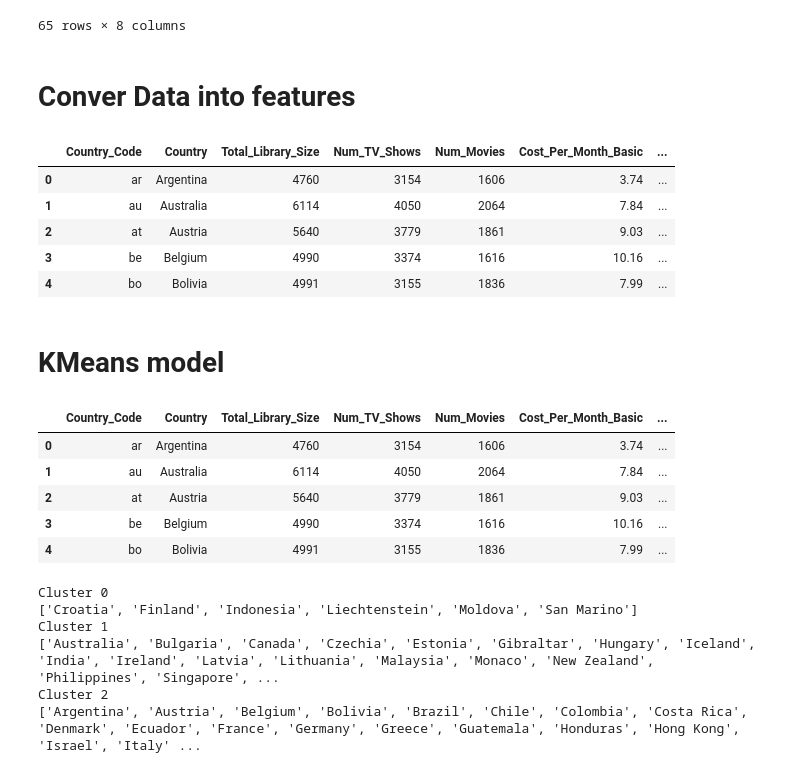
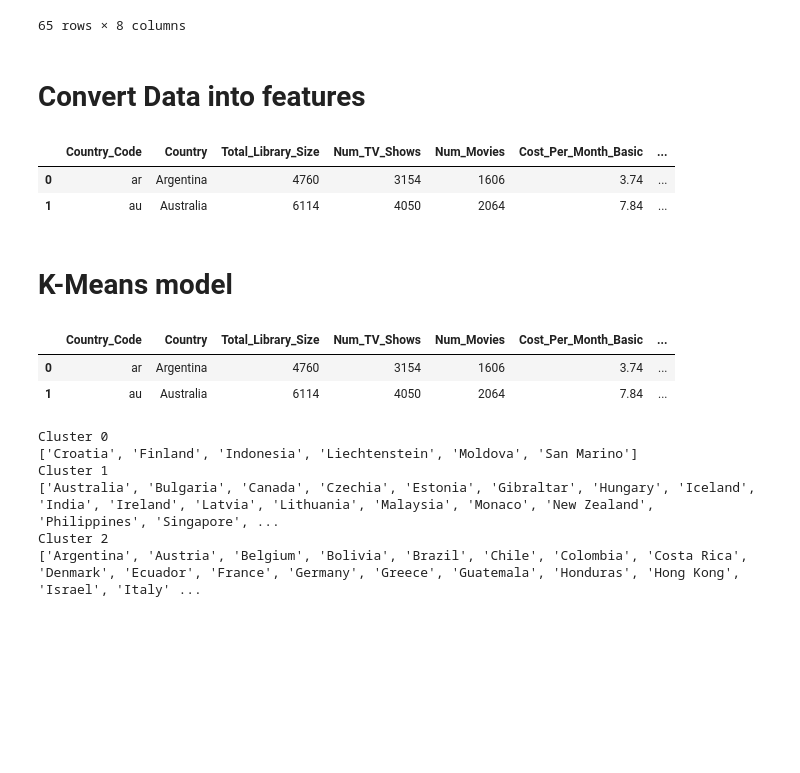
Before and after one commit to trajanov/BigDataAnalytics, a Jupyter notebook: Notebooks/Spark-Example-22-Mllib-Clustering.ipynb, the cells around one changed output. Saved outputs shown, nothing was run; the diff lists cells and outputs as text; code cells hidden in the pictures; blank space fills up the shorter version.

```diff
--- a/Notebooks/Spark-Example-22-Mllib-Clustering.ipynb
+++ b/Notebooks/Spark-Example-22-Mllib-Clustering.ipynb
@@ -55,29 +58,23 @@ data.toPandas()
 | 64 | ve | Venezuela | 4797 | 3154 | 1643 | 7.99 | ... |
 65 rows × 8 columns
 # %% [markdown]
-# Conver Data into features
+# Convert Data into features
 # %%
 from pyspark.ml.feature import VectorAssembler
 
-# assembler = VectorAssembler(
-#     inputCols=["Total_Library_Size", "Num_TV_Shows", "Num_Movies"],
-#     outputCol="features")
 columns = ["Total_Library_Size", "Num_TV_Shows", "Num_Movies","Cost_Per_Month_Basic", "Cost_Per_Month_Standard", "Cost_Per_Month_Premium"]
 assembler = VectorAssembler(
     inputCols= columns,
     outputCol="features")
 
 data = assembler.transform(data)
-data.toPandas().head(5)
+data.toPandas().head(2)
 # %% [output]
 |  | Country_Code | Country | Total_Library_Size | Num_TV_Shows | Num_Movies | Cost_Per_Month_Basic | ... |
 | 0 | ar | Argentina | 4760 | 3154 | 1606 | 3.74 | ... |
 | 1 | au | Australia | 6114 | 4050 | 2064 | 7.84 | ... |
-| 2 | at | Austria | 5640 | 3779 | 1861 | 9.03 | ... |
-| 3 | be | Belgium | 4990 | 3374 | 1616 | 10.16 | ... |
-| 4 | bo | Bolivia | 4991 | 3155 | 1836 | 7.99 | ... |
 # %% [markdown]
-# KMeans model
+# K-Means model
 # %%
 from pyspark.ml.clustering import KMeans
 num_clusters = 3
@@ -87,14 +84,11 @@ model = kmeans.fit(data)
 
 # Predict cluster assignments
 predictions = model.transform(data)
-predictions.toPandas().head(5)
+predictions.toPandas().head(2)
 # %% [output]
 |  | Country_Code | Country | Total_Library_Size | Num_TV_Shows | Num_Movies | Cost_Per_Month_Basic | ... |
 | 0 | ar | Argentina | 4760 | 3154 | 1606 | 3.74 | ... |
 | 1 | au | Australia | 6114 | 4050 | 2064 | 7.84 | ... |
-| 2 | at | Austria | 5640 | 3779 | 1861 | 9.03 | ... |
-| 3 | be | Belgium | 4990 | 3374 | 1616 | 10.16 | ... |
-| 4 | bo | Bolivia | 4991 | 3155 | 1836 | 7.99 | ... |
 # %%
 for i in range(num_clusters):
     print("Cluster",i)
```
Also changed, not shown: parts of 5 cells of this notebook, 3 other files.
